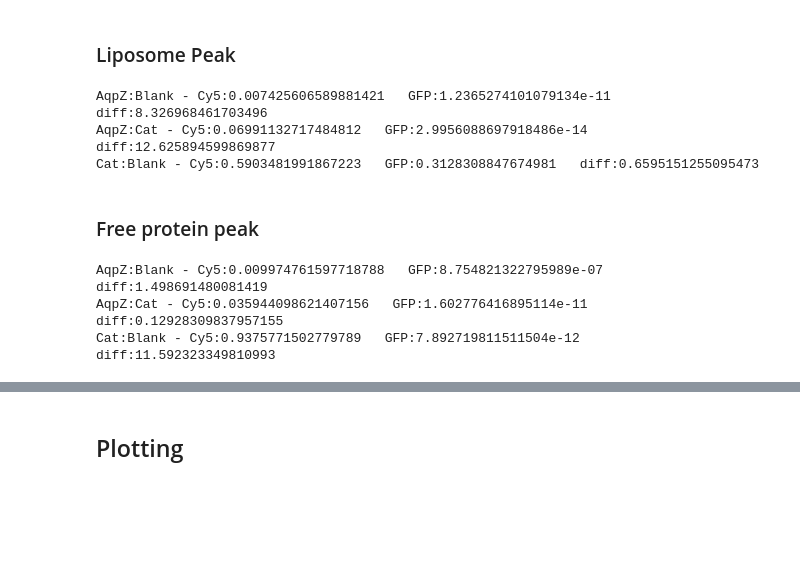
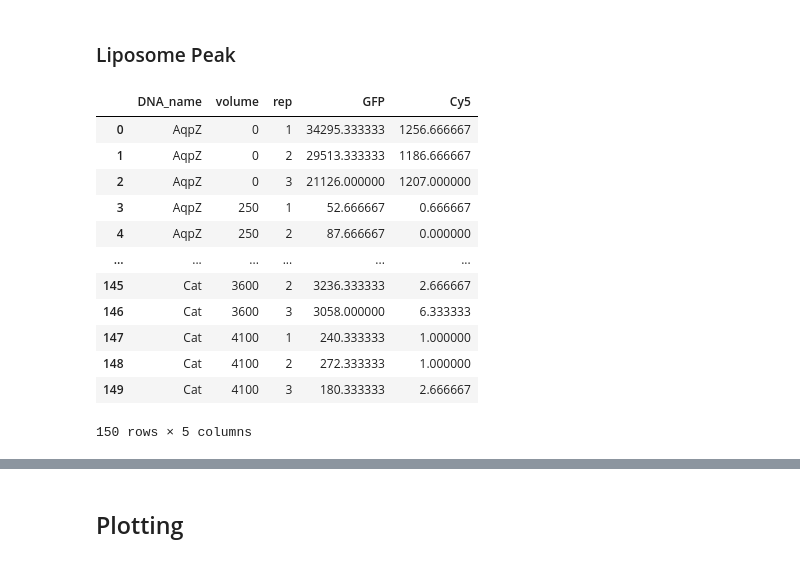
Before and after one commit to ccmeyer/Memplex_platform, a Jupyter notebook: Figure_1-reporter/fig1-elutions and calibration curve.ipynb, the cells around one changed output, grey strips where cells are left out. Cells and saved outputs as stored; diff of their text form; code cells hidden in the pictures; blank space fills up the shorter version.

```diff
--- a/Figure_1-reporter/fig1-elutions and calibration curve.ipynb
+++ b/Figure_1-reporter/fig1-elutions and calibration curve.ipynb
@@ -64,57 +68,20 @@ data
 ## Statistical analysis
 # %% [markdown]
 ### Liposome Peak
-# %%
-t = data[data['volume'] == 1200]
-aqpz = t[t['DNA_name'] == 'AqpZ']
-cat = t[t['DNA_name'] == 'Cat']
-
-blank = t[t['DNA_name'] == 'Blank']
-
-cy5 = ttest_ind(aqpz['Cy5'],blank['Cy5'])[1]
-gfp = ttest_ind(aqpz['GFP'],blank['GFP'])[1]
-fold_diff = aqpz['GFP'].mean() / blank['GFP'].mean()
-print(f'AqpZ:Blank - Cy5:{cy5}   GFP:{gfp}   diff:{fold_diff}')
-
-cy5 = ttest_ind(aqpz['Cy5'],cat['Cy5'])[1]
-gfp = ttest_ind(aqpz['GFP'],cat['GFP'])[1]
-fold_diff = aqpz['GFP'].mean() / cat['GFP'].mean()
-
-print(f'AqpZ:Cat - Cy5:{cy5}   GFP:{gfp}   diff:{fold_diff}')
-
-cy5 = ttest_ind(cat['Cy5'],blank['Cy5'])[1]
-gfp = ttest_ind(cat['GFP'],blank['GFP'])[1]
-fold_diff = cat['GFP'].mean() / blank['GFP'].mean()
-print(f'Cat:Blank - Cy5:{cy5}   GFP:{gfp}   diff:{fold_diff}')
-# %% [output]
-AqpZ:Blank - Cy5:0.007425606589881421   GFP:1.2365274101079134e-11   diff:8.326968461703496
-AqpZ:Cat - Cy5:0.06991132717484812   GFP:2.9956088697918486e-14   diff:12.625894599869877
-Cat:Blank - Cy5:0.5903481991867223   GFP:0.3128308847674981   diff:0.6595151255095473
-# %% [markdown]
-### Free protein peak
-# %%
-t = data[data['volume'] == 3100]
-aqpz = t[t['DNA_name'] == 'AqpZ']
-cat = t[t['DNA_name'] == 'Cat']
-
-blank = t[t['DNA_name'] == 'Blank']
-
-cy5 = ttest_ind(aqpz['Cy5'],blank['Cy5'])[1]
-gfp = ttest_ind(aqpz['GFP'],blank['GFP'])[1]
-fold_diff = aqpz['GFP'].mean() / blank['GFP'].mean()
-print(f'AqpZ:Blank - Cy5:{cy5}   GFP:{gfp}   diff:{fold_diff}')
-
-cy5 = ttest_ind(aqpz['Cy5'],cat['Cy5'])[1]
-gfp = ttest_ind(aqpz['GFP'],cat['GFP'])[1]
-fold_diff = aqpz['GFP'].mean() / cat['GFP'].mean()
-
-print(f'AqpZ:Cat - Cy5:{cy5}   GFP:{gfp}   diff:{fold_diff}')
-
-cy5 = ttest_ind(cat['Cy5'],blank['Cy5'])[1]
-gfp = ttest_ind(cat['GFP'],blank['GFP'])[1]
-fold_diff = cat['GFP'].mean() / blank['GFP'].mean()
-print(f'Cat:Blank - Cy5:{cy5}   GFP:{gfp}   diff:{fold_diff}')
-# %% [output]
-AqpZ:Blank - Cy5:0.009974761597718788   GFP:8.754821322795989e-07   diff:1.498691480081419
-AqpZ:Cat - Cy5:0.035944098621407156   GFP:1.602776416895114e-11   diff:0.12928309837957155
-Cat:Blank - Cy5:0.9375771502779789   GFP:7.892719811511504e-12   diff:11.592323349810993
+# %%
+df = data.groupby(['DNA_name', 'volume','rep'])[['GFP','Cy5']].mean().reset_index()
+df
+# %% [output]
+|  | DNA_name | volume | rep | GFP | Cy5 |
+| 0 | AqpZ | 0 | 1 | 34295.333333 | 1256.666667 |
+| 1 | AqpZ | 0 | 2 | 29513.333333 | 1186.666667 |
+| 2 | AqpZ | 0 | 3 | 21126.000000 | 1207.000000 |
+| 3 | AqpZ | 250 | 1 | 52.666667 | 0.666667 |
+| 4 | AqpZ | 250 | 2 | 87.666667 | 0.000000 |
+| ... | ... | ... | ... | ... | ... |
+| 145 | Cat | 3600 | 2 | 3236.333333 | 2.666667 |
+| 146 | Cat | 3600 | 3 | 3058.000000 | 6.333333 |
+| 147 | Cat | 4100 | 1 | 240.333333 | 1.000000 |
+| 148 | Cat | 4100 | 2 | 272.333333 | 1.000000 |
+| 149 | Cat | 4100 | 3 | 180.333333 | 2.666667 |
+150 rows × 5 columns
```
Also changed, not shown: parts of 6 cells of this notebook, 6 other files.
